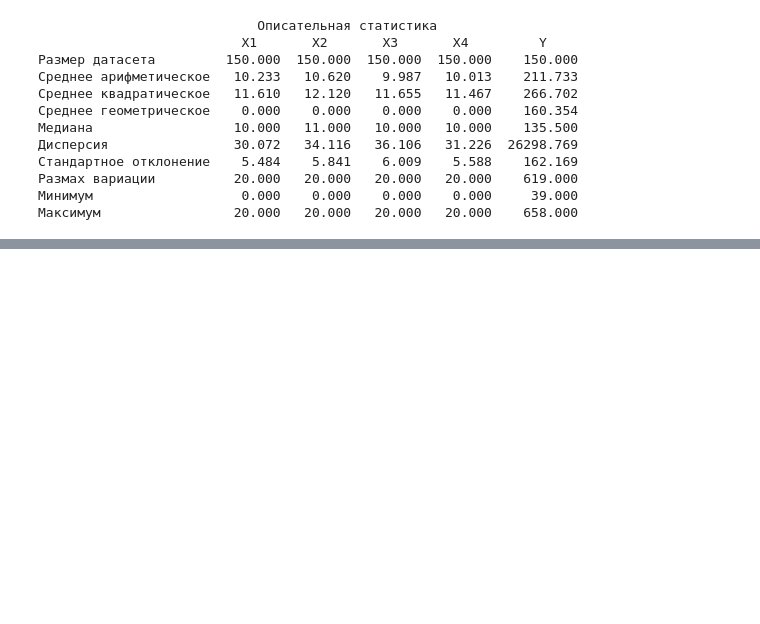
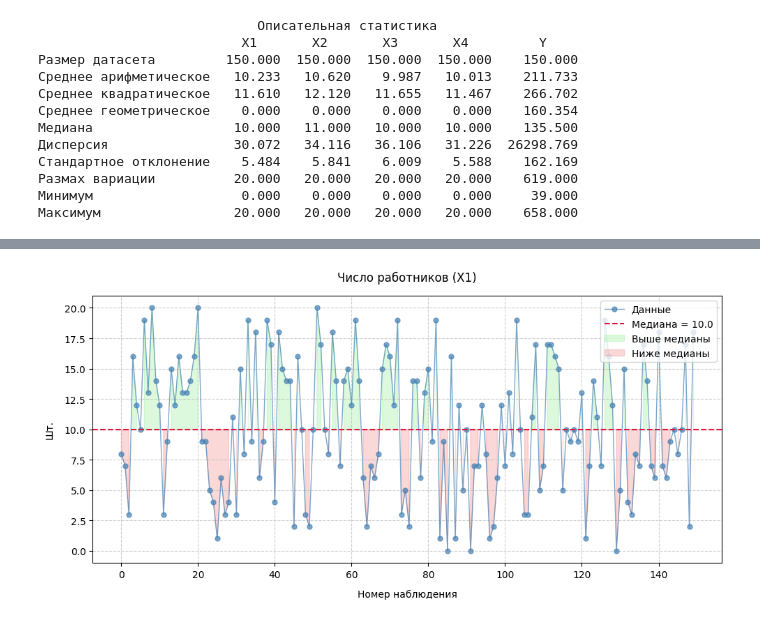
Before and after one commit to AntoninaRemizova/MMAD, a Jupyter notebook: ММАД_КР.ipynb, the cells around one changed output, grey strips where cells are left out. Saved outputs shown, nothing was run; the diff lists cells and outputs as text; code cells hidden in the pictures; blank space fills up the shorter version.

```diff
--- a/ММАД_КР.ipynb
+++ b/ММАД_КР.ipynb
@@ -124,0 +116,10 @@ plt.show()
+# %%
+has_missing = False
+
+for col in columns:
+    null_count = data[col].isnull().sum()
+    if null_count > 0:
+        has_missing = True
+
+print("Количество пропущенных значений: ")
+print(data[columns].isnull().sum().to_string())
@@ -124,0 +137,83 @@ plt.show()
+# %%
+def check_randomness(series):
+    median = np.median(series)
+
+    signs = ['+' if x > median else '-' for x in series]
+
+    # количество серий
+    a_obs = 1
+    for i in range(1, len(signs)):
+        if signs[i] != signs[i-1]:
+            a_obs += 1
+
+    # длина самой длинной серии
+    b_obs = 1
+    current_length = 1
+    for i in range(1, len(signs)):
+        if signs[i] == signs[i-1]:
+            current_length += 1
+            if current_length > b_obs:
+                b_obs = current_length
+        else:
+            current_length = 1
+
+    # критические значения
+    n = len(series)
+    a_crit = math.floor(0.5 * (n + 1) - 1.96 * math.sqrt(n - 1))
+    b_crit = math.floor(3.3 * math.log(n) + 1)
+
+    # проверяем критерии
+    is_random = (a_obs > a_crit) and (b_obs < b_crit)
+
+    return {
+        'Медиана': median,
+        'Число серий (a_оп)': a_obs,
+        'Самая длинная серия (b_оп)': b_obs,
+        'Критическое число серий (a_кр)': a_crit,
+        'Критическая длина серий (b_кр)': b_crit,
+        'Случайность': is_random,
+        'Выше медианы': len(series[series > median]),
+        'Ниже медианы': len(series[series < median]),
+        'Равно медиане': len(series[series == median])
+    }
+
+
+for col in columns:
+    res = check_randomness(data[col])
+
+    print(f"\n{plot_config[col]['title']} ({col}):")
+    print(f"Медиана: {res['Медиана']:.2f}")
+    print(f"Выше медианы: {res['Выше медианы']} наблюдений")
+    print(f"Ниже медианы: {res['Ниже медианы']} наблюдений")
+    print(f"Равно медиане: {res['Равно медиане']} наблюдений")
+    print(f"Число серий (a_оп): {res['Число серий (a_оп)']}")
+    print(f"Самая длинная серия (b_оп): {res['Самая длинная серия (b_оп)']}")
+    print(f"Критическое число серий (a_кр): {res['Критическое число серий (a_кр)']}")
+    print(f"Критическая длина серий (b_кр): {res['Критическая длина серий (b_кр)']}")
+    print(f"Вывод: {'Данные случайны' if res['Случайность'] else 'Данные НЕ случайны'}")
+    print(" ")
+
+    fig, ax = plt.subplots(figsize=(10, 5))
+
+    ax.plot(data[col], 'o-', color='steelblue', alpha=0.7,
+            markersize=5, linewidth=1, label='Данные')
+
+    ax.axhline(res['Медиана'], color='crimson', linestyle='--',
+               linewidth=1.5, label=f'Медиана = {res["Медиана"]:.1f}')
+
+    ax.fill_between(range(len(data)), res['Медиана'], data[col],
+                    where=(data[col] > res['Медиана']),
+                    color='lightgreen', alpha=0.3, label='Выше медианы')
+    ax.fill_between(range(len(data)), res['Медиана'], data[col],
+                    where=(data[col] < res['Медиана']),
+                    color='lightcoral', alpha=0.3, label='Ниже медианы')
+
+    ax.set_title(f'{plot_config[col]["title"]} ({col})', pad=15)
+    ax.set_xlabel('Номер наблюдения', labelpad=10)
+    ax.set_ylabel(plot_config[col]["ylabel"], labelpad=10)
+    ax.grid(True, linestyle='--', alpha=0.6)
+    ax.legend(loc='upper right', bbox_to_anchor=(1, 1))
+
+    plt.tight_layout()
+    plt.show()
+# %% [output]
@@ -124,0 +230 @@ plt.show()
+[figure, added]
```
Also changed, not shown: parts of 16 cells of this notebook.
